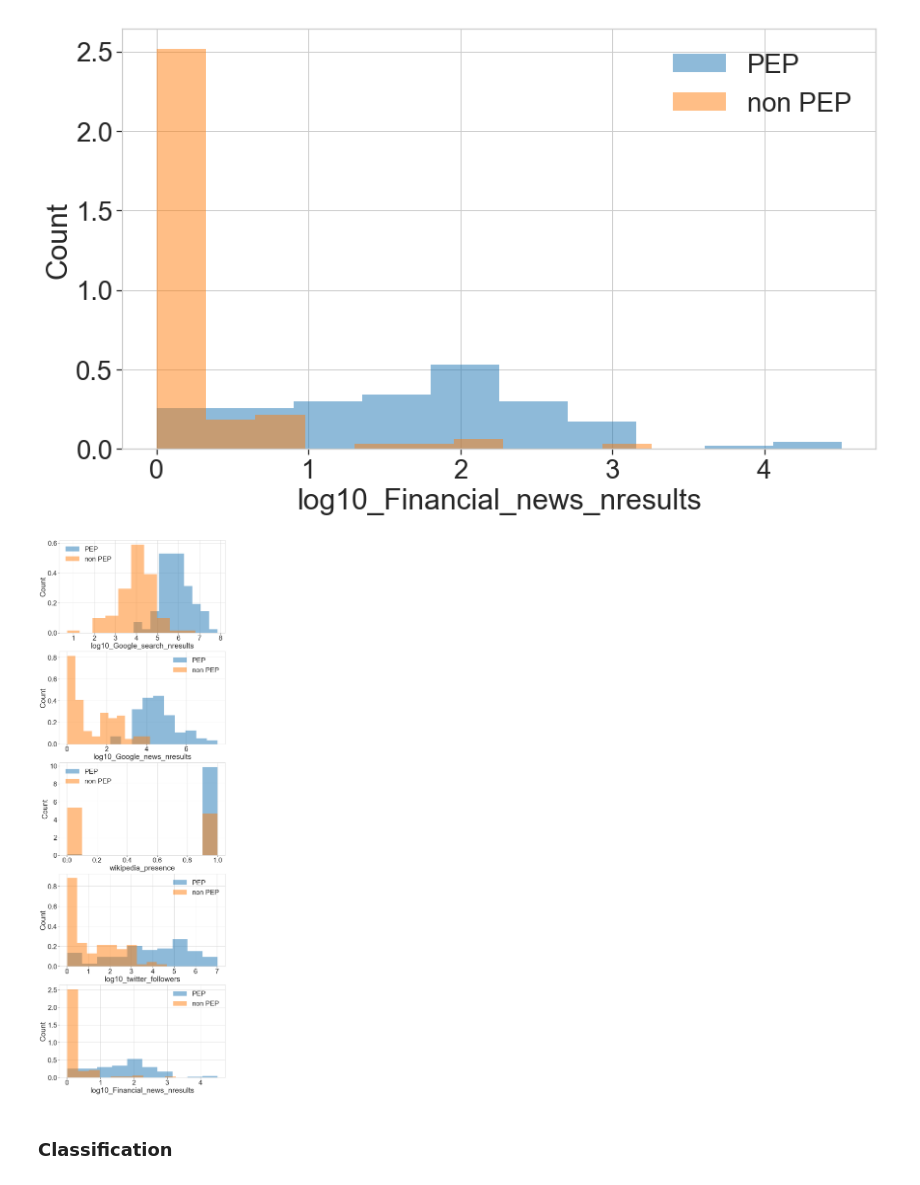
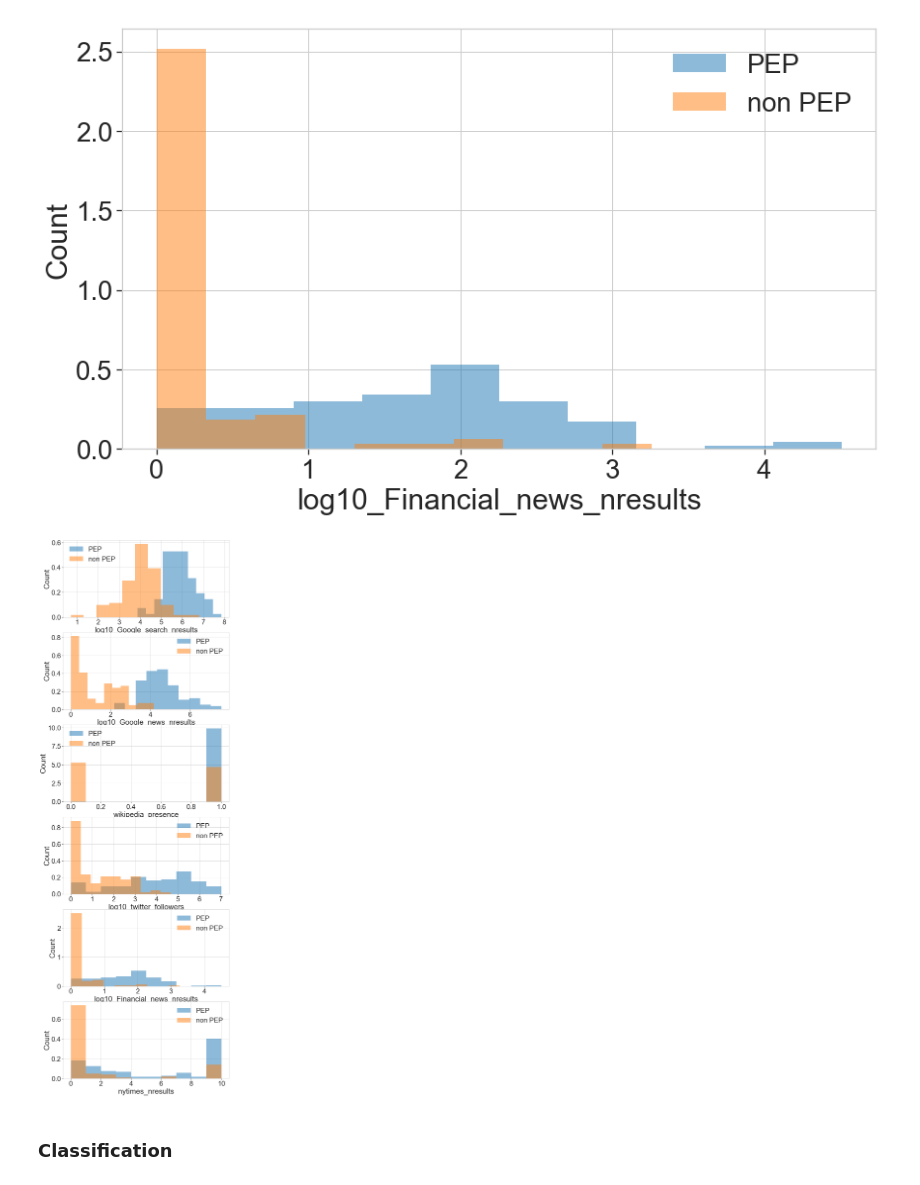
Before and after one commit to jcoupon/person-insights, a Jupyter notebook: notebooks/Data modeling.ipynb, the cells around one changed output. Drawn from its saved outputs; the diff is of its cells as text; code cells hidden in the pictures.

```diff
--- a/notebooks/Data modeling.ipynb
+++ b/notebooks/Data modeling.ipynb
@@ -498,12 +498,15 @@ for df in [non_PEP_people_df, PEP_people_df]:
     df['log10_twitter_followers'] = np.log10(1.0+df['twitter_followers'].fillna(0))
     df['wikipedia_presence'] = df['wikipedia_presence'].fillna(0)
     df['log10_Financial_news_nresults'] = np.log10(1.0+df['Financial_news_nresults'].fillna(0))
+    df['nytimes_nresults'] = df['nytimes_nresults'].fillna(0)
+
 
 features = ['log10_Google_search_nresults',
             'log10_Google_news_nresults',
             'wikipedia_presence',
             'log10_twitter_followers',
-            'log10_Financial_news_nresults']
+            'log10_Financial_news_nresults',
+             'nytimes_nresults']
 
 target = ['PEP']
 
@@ -530,12 +533,12 @@ for i, key in enumerate(features[4:5]):
 log10_Financial_news_nresults
 [figure]
 # %%
-fig, axes = plt.subplots(5, figsize=(12, 40))
+fig, axes = plt.subplots(len(features), figsize=(12, 40))
 
 for i, key in enumerate(features):
     plot_hist(PEP_people_df, non_PEP_people_df, key, axes.flatten()[i])
 # %% [output]
-[figure, old version]
+[figure, new version]
 # %% [markdown]
 ### Classification
 # %%
```
Also changed, not shown: parts of 2 cells of this notebook.
